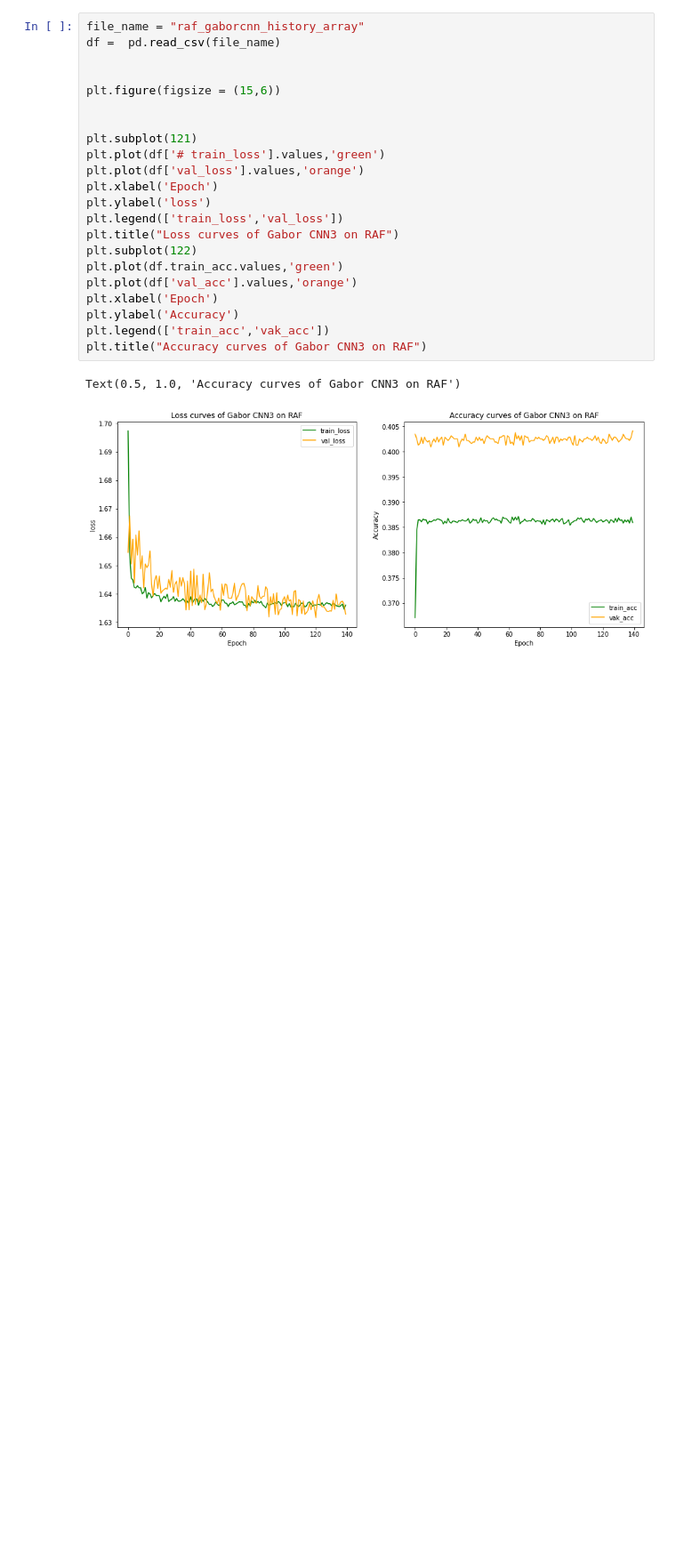
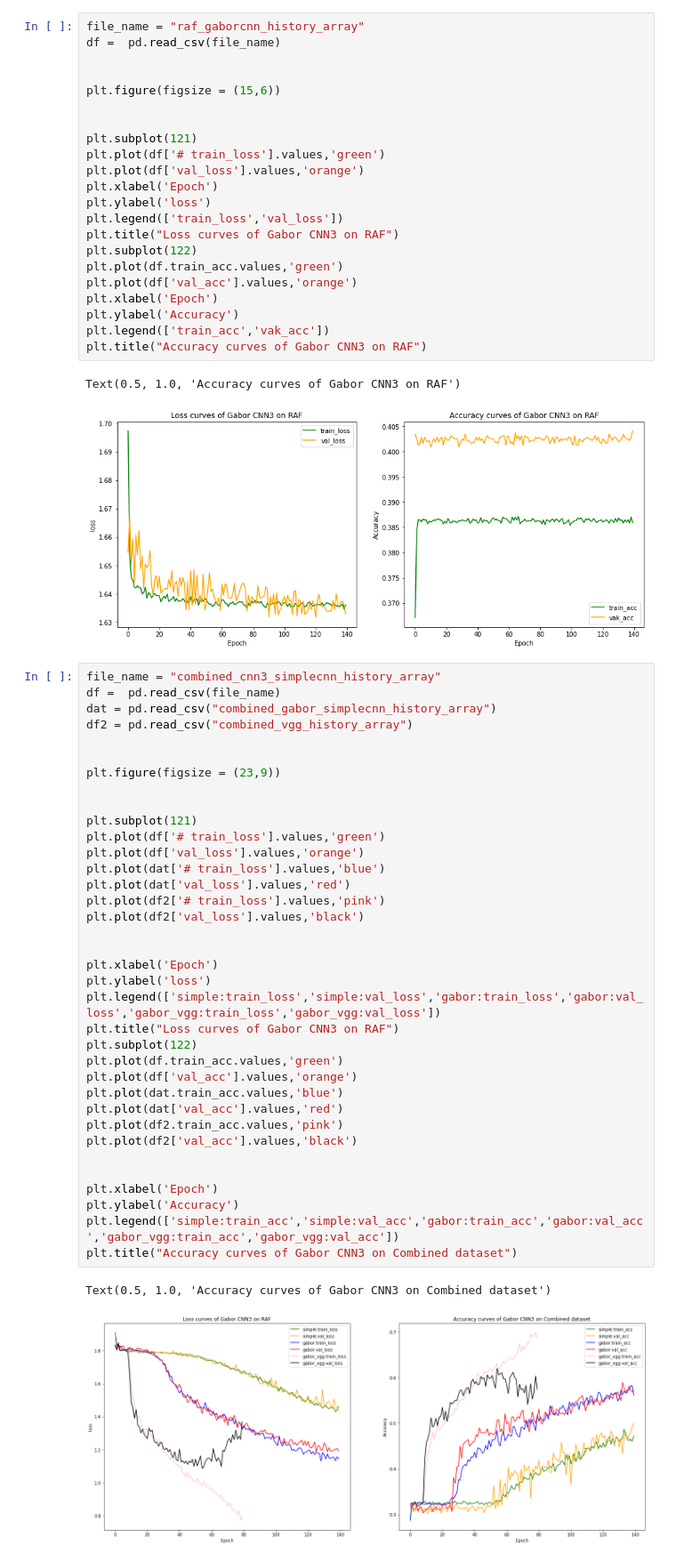
Before and after one commit to XavierZhao7/CS475_FacialExpressionRecognition, a Jupyter notebook: output/curves.ipynb, the cells around one changed output. Shown at 89% size. Cells and saved outputs as stored; diff of their text form; blank space fills up the shorter version.

```diff
--- a/output/curves.ipynb
+++ b/output/curves.ipynb
@@ -103,3 +170,42 @@ plt.title("Accuracy curves of Gabor CNN3 on RAF")
 # %% [output]
 Text(0.5, 1.0, 'Accuracy curves of Gabor CNN3 on RAF')
 [figure]
+# %%
+file_name = "combined_cnn3_simplecnn_history_array"
+df =  pd.read_csv(file_name)
+dat = pd.read_csv("combined_gabor_simplecnn_history_array")
+df2 = pd.read_csv("combined_vgg_history_array")
+
+
+plt.figure(figsize = (23,9))
+
+
+plt.subplot(121)
+plt.plot(df['# train_loss'].values,'green')
+plt.plot(df['val_loss'].values,'orange')
+plt.plot(dat['# train_loss'].values,'blue')
+plt.plot(dat['val_loss'].values,'red')
+plt.plot(df2['# train_loss'].values,'pink')
+plt.plot(df2['val_loss'].values,'black')
+
+
+plt.xlabel('Epoch')
+plt.ylabel('loss')
+plt.legend(['simple:train_loss','simple:val_loss','gabor:train_loss','gabor:val_loss','gabor_vgg:train_loss','gabor_vgg:val_loss'])
+plt.title("Loss curves of Gabor CNN3 on RAF")
+plt.subplot(122)
+plt.plot(df.train_acc.values,'green')
+plt.plot(df['val_acc'].values,'orange')
+plt.plot(dat.train_acc.values,'blue')
+plt.plot(dat['val_acc'].values,'red')
+plt.plot(df2.train_acc.values,'pink')
+plt.plot(df2['val_acc'].values,'black')
+
+
+plt.xlabel('Epoch')
+plt.ylabel('Accuracy')
+plt.legend(['simple:train_acc','simple:val_acc','gabor:train_acc','gabor:val_acc','gabor_vgg:train_acc','gabor_vgg:val_acc'])
+plt.title("Accuracy curves of Gabor CNN3 on Combined dataset")
+# %% [output]
+Text(0.5, 1.0, 'Accuracy curves of Gabor CNN3 on Combined dataset')
+[figure, added]
```
Also changed, not shown: parts of 3 cells of this notebook, 18 other files.
